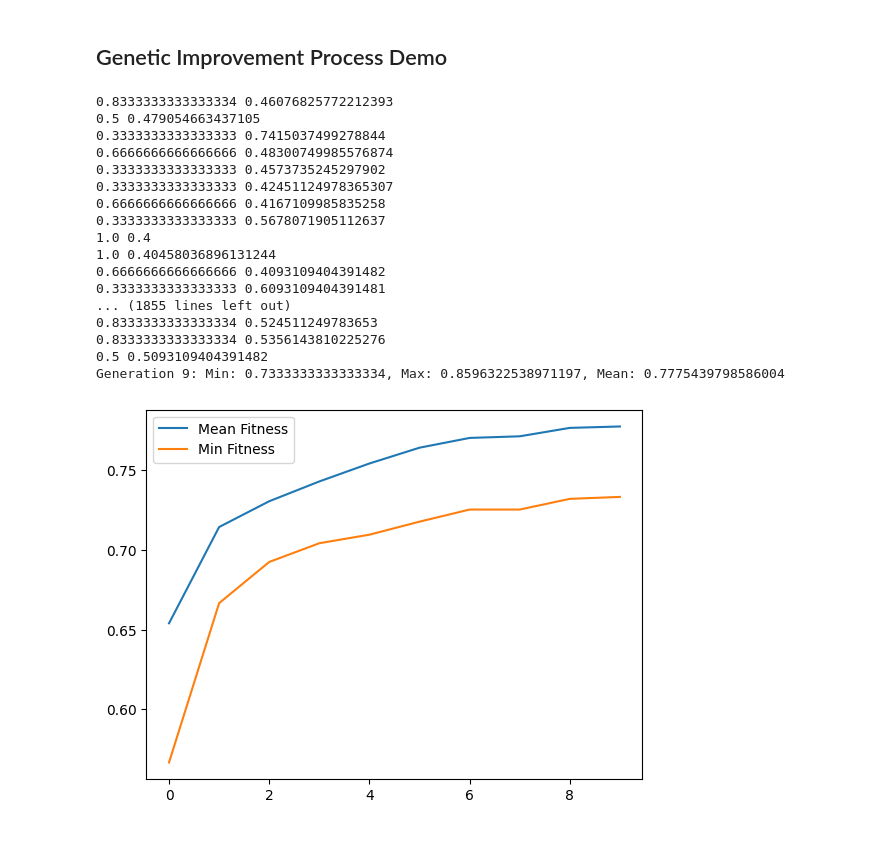
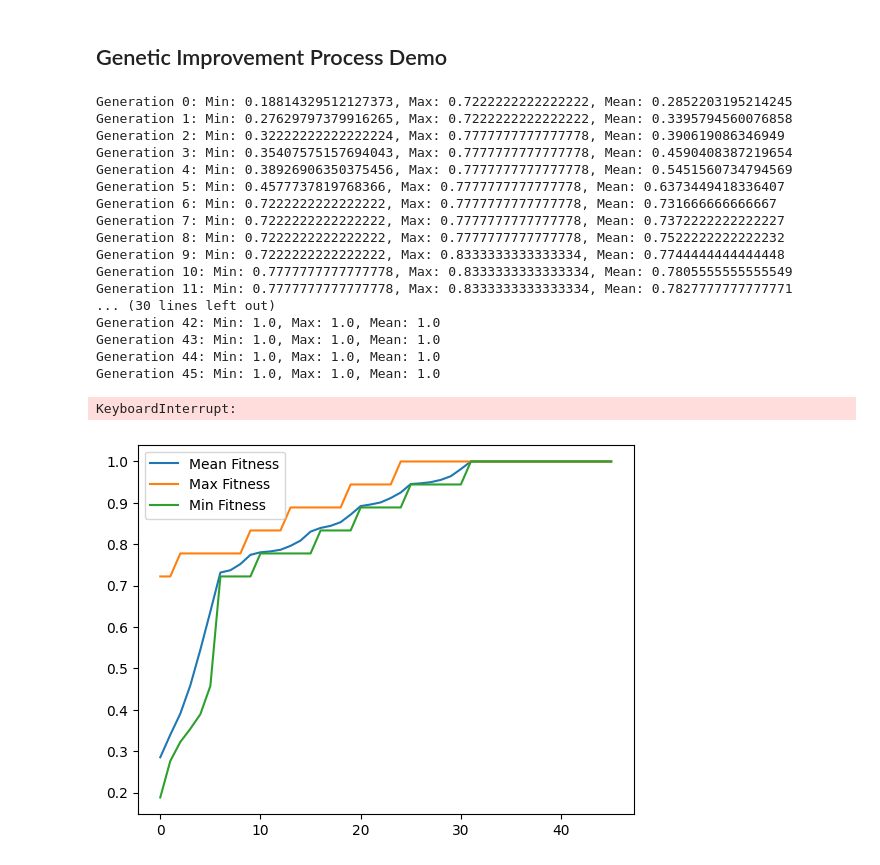
Before and after one commit to schladt/GIMC, a Jupyter notebook: gi/gi_demo.ipynb, the cells around one changed output. Saved outputs shown, nothing was run; the diff lists cells and outputs as text; code cells hidden in the pictures.

Commit message:
adding fitness function to genome

```diff
--- a/gi/gi_demo.ipynb
+++ b/gi/gi_demo.ipynb
@@ -159,6 +167,8 @@ Swapped {http://www.srcML.org/srcML/src}condition at position 410 with {http://w
 # %%
 # Redo everything using the Genome class
 from genome import Genome, Edit
+
+fitnesses = []
 
 bfs_genome = Genome(prototype_hash=bfs_hash, build_genome=True, session=session)
 
@@ -167,5 +177,10 @@ for i in range(len(edits)):
     edit = Edit(edit_type='replace', prototype_position=edits[i][1], prototype_hash=dfs_hash)
     bfs_genome.chromosomes[edits[i][0]].edits.append(edit)
 
-print(bfs_genome)
+    # calculate fitness
+    bfs_genome.get_code(srcML_path=settings['srcml_client'], session=session)
+    r = bfs_genome.submit_to_evaluation(evaluation_server=settings['evaluation_server'])
+    bfs_genome.calculate_fitness(r)
+    print(f"Edit {i}, Fitness: {bfs_genome.fitness}, Response: {r}")
+    fitnesses.append(bfs_genome.fitness)
 # %% [output]
@@ -230,9 +235,9 @@ def eval(genome):
     """wrapper function to evaluate a genome on the evaluation server"""
     return genome.submit_to_evaluation(evaluation_server=settings['evaluation_server'])
 
-mutation_rate = 0.1
+mutation_rate = 0.01
 crossover_rate = 0.0 # this is just a placeholder for now
-population_size = 100
+population_size = 200
 donor_pool = [dfs_hash]
 editable_tags = ['struct', 'function', 'decl', 'condition']
 
@@ -244,7 +249,7 @@ mean_fitnesses = []
 max_fitnesses = []
 min_fitnesses = []
 
-num_generations = 200
+num_generations = 100
 
 for gen in range(num_generations):
 
@@ -303,21 +308,7 @@ for gen in range(num_generations):
 
     # get fitness for each genome
     for genome, result in zip(population, results):
-
-        # get surrogate fitness as a placeholder for classification fitness
-        num_edits = sum([len(c.edits) for c in genome.chromosomes])
-        edit_fitness = max(0,((6 - abs(6 - num_edits)) / 6))
-
-        if 'compile_errors' in result:
-            errors = result['compile_errors']['errors']
-            warnings = result['compile_errors']['warnings']
-
-            error_penalty = 3  # errors to be worth 3x the penalty as a warning
-            warning_penalty = 1
-            compile_fitness = max(0, 1 - (math.log(errors * error_penalty + warnings * warning_penalty + 1,2)/10))
-            genome.fitness = 0.5 * compile_fitness + 0.5 * edit_fitness
-        else:
-            genome.fitness = 0.5 + 0.5 * edit_fitness
+        genome.calculate_fitness(result)
 
     # sort the population by fitness
     population = sorted(population, key=lambda g: g.fitness, reverse=True)
@@ -336,31 +327,32 @@ for gen in range(num_generations):
 
     print(f"Generation {gen}: Min: {min_fitness}, Max: {max_fitness}, Mean: {mean_fitness}")
 # %% [output]
-0.8333333333333334 0.46076825772212393
-0.5 0.479054663437105
-0.3333333333333333 0.7415037499278844
-0.6666666666666666 0.48300749985576874
-0.3333333333333333 0.4573735245297902
-0.3333333333333333 0.42451124978365307
-0.6666666666666666 0.4167109985835258
-0.3333333333333333 0.5678071905112637
-1.0 0.4
-1.0 0.40458036896131244
-0.6666666666666666 0.4093109404391482
-0.3333333333333333 0.6093109404391481
-... (1855 lines left out)
-0.8333333333333334 0.524511249783653
-0.8333333333333334 0.5356143810225276
-0.5 0.5093109404391482
-Generation 9: Min: 0.7333333333333334, Max: 0.8596322538971197, Mean: 0.7775439798586004
+Generation 0: Min: 0.18814329512127373, Max: 0.7222222222222222, Mean: 0.2852203195214245
+Generation 1: Min: 0.27629797379916265, Max: 0.7222222222222222, Mean: 0.3395794560076858
+Generation 2: Min: 0.32222222222222224, Max: 0.7777777777777778, Mean: 0.390619086346949
+Generation 3: Min: 0.35407575157694043, Max: 0.7777777777777778, Mean: 0.4590408387219654
+Generation 4: Min: 0.38926906350375456, Max: 0.7777777777777778, Mean: 0.5451560734794569
+Generation 5: Min: 0.4577737819768366, Max: 0.7777777777777778, Mean: 0.6373449418336407
+Generation 6: Min: 0.7222222222222222, Max: 0.7777777777777778, Mean: 0.731666666666667
+Generation 7: Min: 0.7222222222222222, Max: 0.7777777777777778, Mean: 0.7372222222222227
+Generation 8: Min: 0.7222222222222222, Max: 0.7777777777777778, Mean: 0.7522222222222232
+Generation 9: Min: 0.7222222222222222, Max: 0.8333333333333334, Mean: 0.7744444444444448
+Generation 10: Min: 0.7777777777777778, Max: 0.8333333333333334, Mean: 0.7805555555555549
+Generation 11: Min: 0.7777777777777778, Max: 0.8333333333333334, Mean: 0.7827777777777771
+... (30 lines left out)
+Generation 42: Min: 1.0, Max: 1.0, Mean: 1.0
+Generation 43: Min: 1.0, Max: 1.0, Mean: 1.0
+Generation 44: Min: 1.0, Max: 1.0, Mean: 1.0
+Generation 45: Min: 1.0, Max: 1.0, Mean: 1.0
+KeyboardInterrupt:
 # %%
 # graph fitnesses
 import matplotlib.pyplot as plt
 
 plt.plot(mean_fitnesses, label='Mean Fitness')
-# plt.plot(max_fitnesses, label='Max Fitness')
+plt.plot(max_fitnesses, label='Max Fitness')
 plt.plot(min_fitnesses, label='Min Fitness')
 plt.legend()
 plt.show()
 # %% [output]
-[figure, old version]
+[figure, new version]
```
Also changed, not shown: parts of 11 cells of this notebook, 1 other file.
